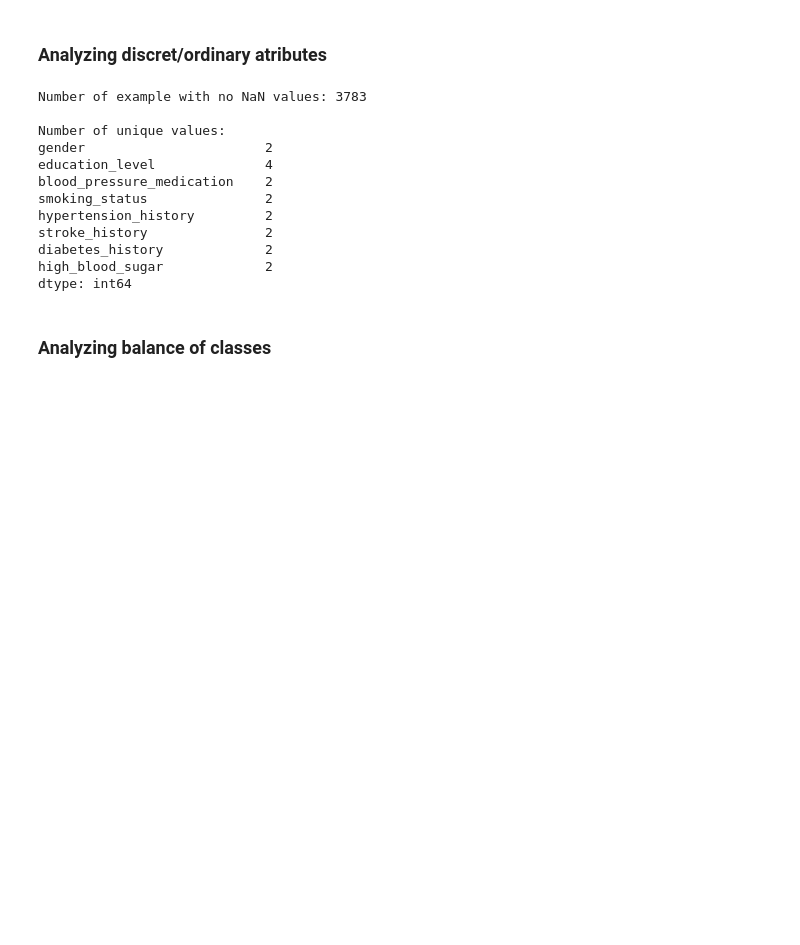
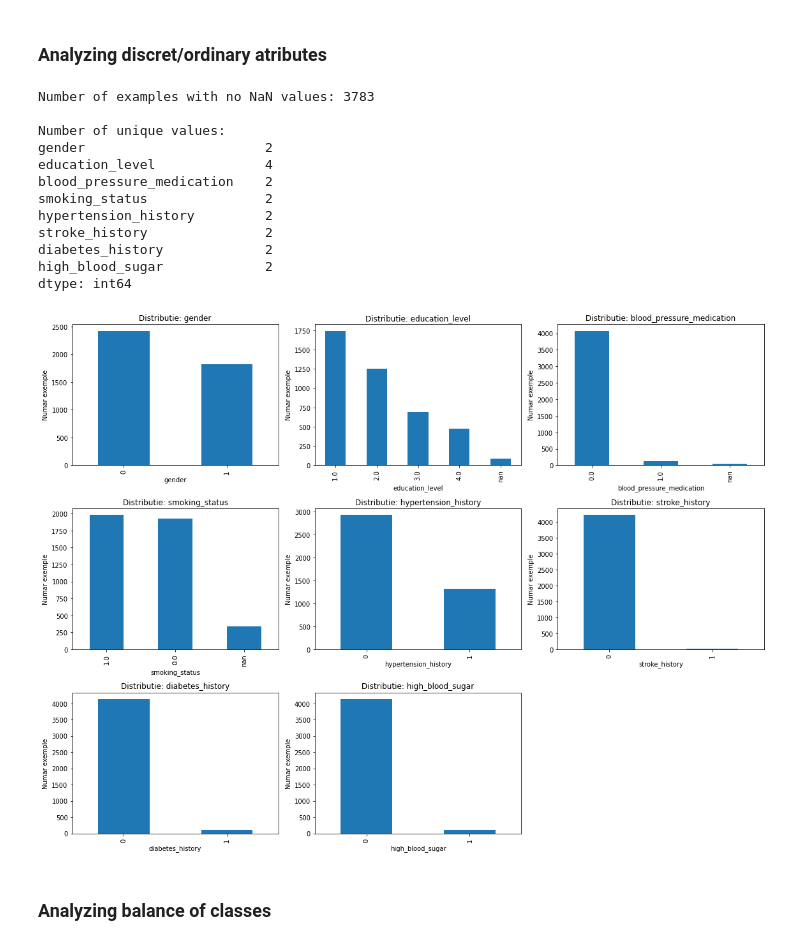
Before and after one commit to robertenciu/applied-machine-learning, a Jupyter notebook: heart.ipynb, the cells around one changed output. Cells and saved outputs as stored; diff of their text form; code cells hidden in the pictures; blank space fills up the shorter version.

```diff
--- a/heart.ipynb
+++ b/heart.ipynb
@@ -63,29 +64,44 @@ max           95.250309       349.273736
 # %% [markdown]
 ### Analyzing discret/ordinary atributes
 # %%
+import matplotlib.pyplot as plt
+
 discret__ordinary_cols = [
     'gender', 'education_level', 'blood_pressure_medication',
     'smoking_status', 'hypertension_history', 'stroke_history',
     'diabetes_history', 'high_blood_sugar'
 ]
 
-print(f"Number of example with no NaN values: {len(df[discret__ordinary_cols].dropna())}\n")
+print(f"Number of examples with no NaN values: {len(df[discret__ordinary_cols].dropna())}\n")
 
 nunique_vals = df[discret__ordinary_cols].nunique()
 print(f"Number of unique values:\n{nunique_vals}")
+
+plt.figure(figsize=(16, 12))
+
+for idx, col in enumerate(discret__ordinary_cols):
+    plt.subplot(3, 3, idx + 1)
+    df[col].value_counts(dropna=False).plot(kind='bar')
+    plt.title(f'Distributie: {col}')
+    plt.xlabel(col)
+    plt.ylabel('Numar exemple')
+
+plt.tight_layout()
+plt.show()
 # %% [output]
-Number of example with no NaN values: 3783
+Number of examples with no NaN values: 3783
 
 Number of unique values:
 gender                       2
 education_level              4
 blood_pressure_medication    2
 smoking_status               2
 hypertension_history         2
 stroke_history               2
 diabetes_history             2
 high_blood_sugar             2
 dtype: int64
+[figure, added]
 # %% [markdown]
 ### Analyzing balance of classes
 # %%
```
Also changed, not shown: parts of 14 cells of this notebook, 1 other file.
